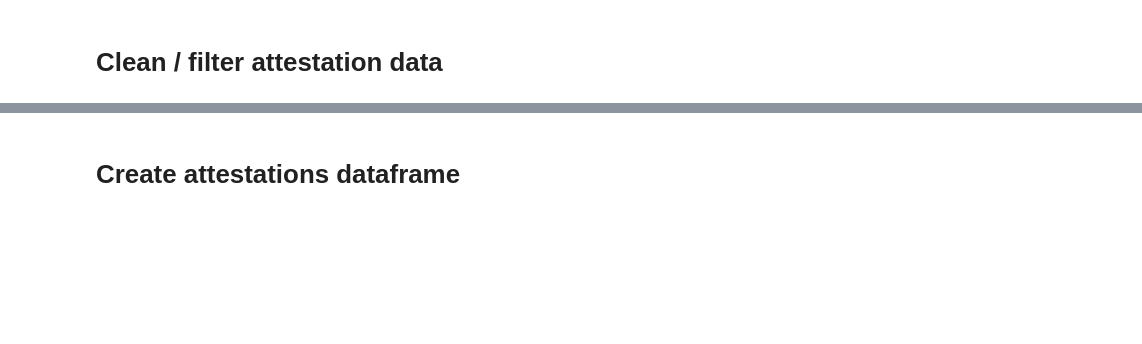
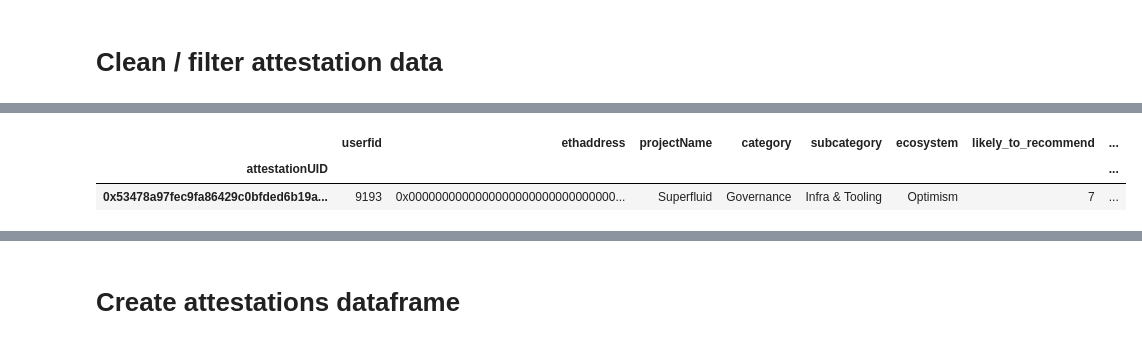
Before and after one commit to opensource-observer/insights, a Jupyter notebook: analysis/optimism/retrofunding6/RF6_ImpactAttestations_Metrics.ipynb, the cells around one changed output, grey strips where cells are left out. Cells and saved outputs as stored; diff of their text form; code cells hidden in the pictures; blank space fills up the shorter version.

```diff
--- a/analysis/optimism/retrofunding6/RF6_ImpactAttestations_Metrics.ipynb
+++ b/analysis/optimism/retrofunding6/RF6_ImpactAttestations_Metrics.ipynb
@@ -208,3 +229,12 @@ df_attesters
+# %%
+df_mgl = pd.read_csv('data/_local/governance_infra_and_tooling_with_badgeholder.csv', index_col=0)
+df_mgl.set_index('attestationUID', inplace=True, drop=True)
+mgl_uids = list(df_mgl.index)
+df_mgl.tail(1)
+# %% [output]
+|  | userfid | ethaddress | projectName | category | subcategory | ecosystem | likely_to_recommend | ... |
+| attestationUID |  |  |  |  |  |  |  | ... |
+| 0x53478a97fec9fa86429c0bfded6b19a... | 9193 | 0x0000000000000000000000000000000... | Superfluid | Governance | Infra & Tooling | Optimism | 7 | ... |
 # %%
 df = pd.DataFrame(impact_attestation_data)
 df['farcasterID'] = df['farcasterID'].apply(convert_farcaster)
```
Also changed, not shown: parts of 11 cells of this notebook.
